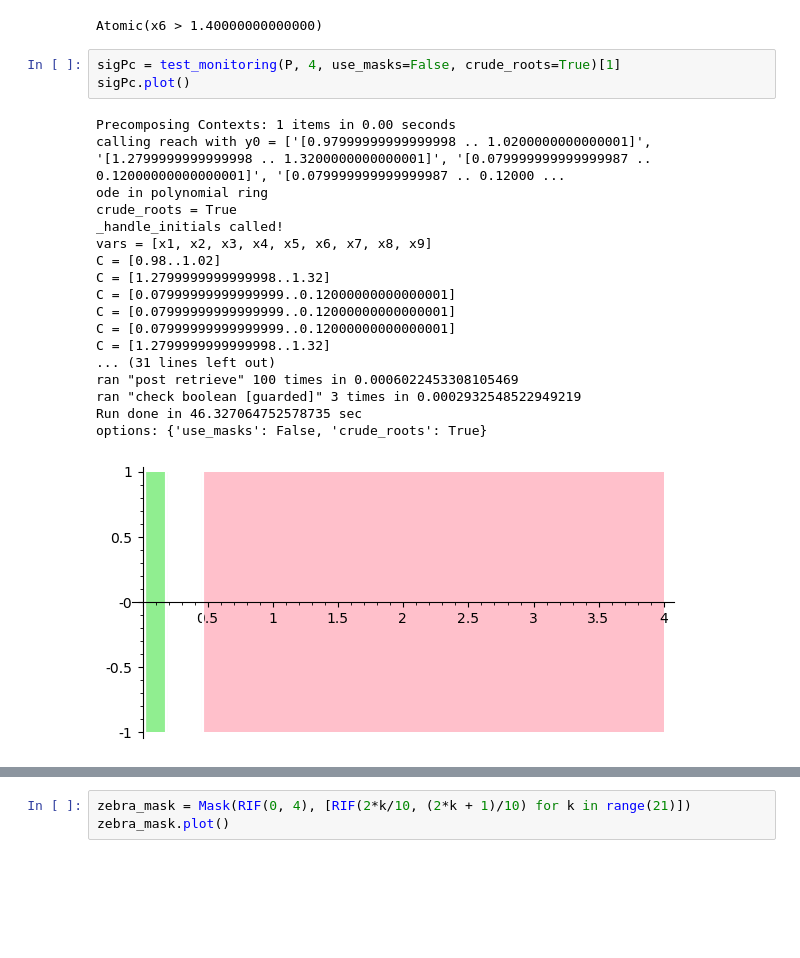
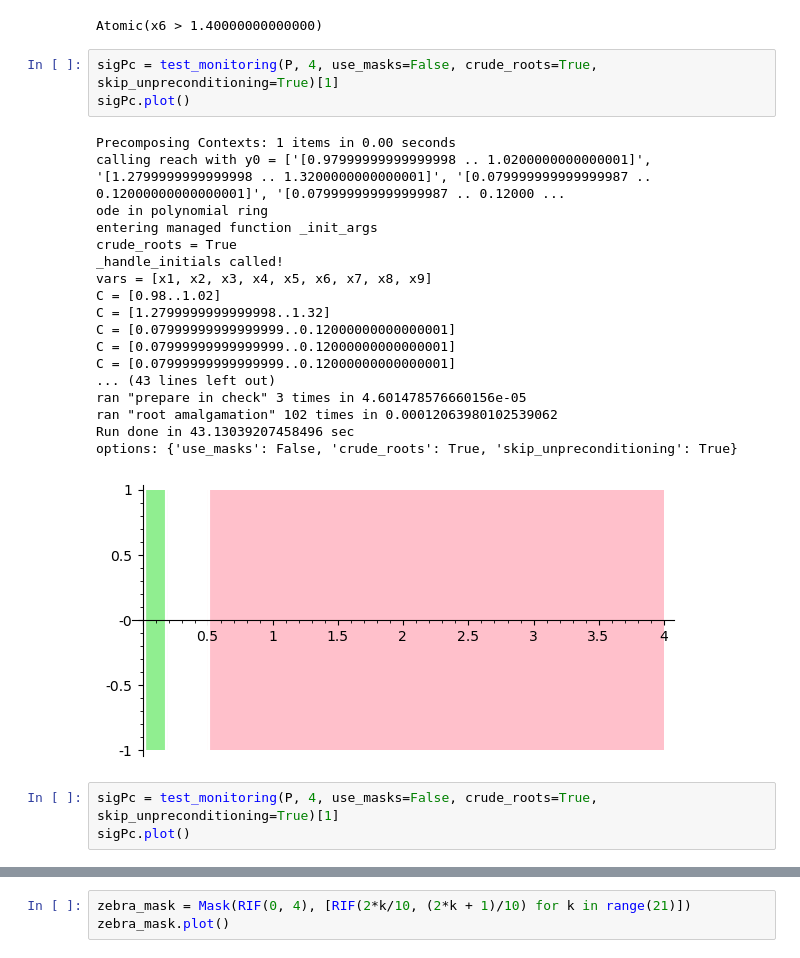
Before and after one commit to twright/Logic-of-Behaviour-in-Uncertain-Contexts, a Jupyter notebook: notebooks/Genetic Oscillator Masks, extra optimization.ipynb, the cells around one changed output, grey strips where cells are left out. Cells and saved outputs as stored; diff of their text form; blank space fills up the shorter version.

```diff
--- a/notebooks/Genetic Oscillator Masks, extra optimization.ipynb
+++ b/notebooks/Genetic Oscillator Masks, extra optimization.ipynb
@@ -145,26 +145,29 @@ P = Atomic(var("x6") > 1.4); P
 # %% [output]
 Atomic(x6 > 1.40000000000000)
 # %%
-sigPc = test_monitoring(P, 4, use_masks=False, crude_roots=True)[1]
+sigPc = test_monitoring(P, 4, use_masks=False, crude_roots=True, skip_unpreconditioning=True)[1]
 sigPc.plot()
 # %% [output]
 Precomposing Contexts: 1 items in 0.00 seconds
 calling reach with y0 = ['[0.97999999999999998 .. 1.0200000000000001]', '[1.2799999999999998 .. 1.3200000000000001]', '[0.079999999999999987 .. 0.12000000000000001]', '[0.079999999999999987 .. 0.12000 ...
 ode in polynomial ring
+entering managed function _init_args
 crude_roots = True
 _handle_initials called!
 vars = [x1, x2, x3, x4, x5, x6, x7, x8, x9]
 C = [0.98..1.02]
 C = [1.2799999999999998..1.32]
 C = [0.07999999999999999..0.12000000000000001]
 C = [0.07999999999999999..0.12000000000000001]
 C = [0.07999999999999999..0.12000000000000001]
-C = [1.2799999999999998..1.32]
-... (31 lines left out)
-ran "post retrieve" 100 times in 0.0006022453308105469
-ran "check boolean [guarded]" 3 times in 0.0002932548522949219
-Run done in 46.327064752578735 sec
-options: {'use_masks': False, 'crude_roots': True}
+... (43 lines left out)
+ran "prepare in check" 3 times in 4.601478576660156e-05
+ran "root amalgamation" 102 times in 0.00012063980102539062
+Run done in 43.13039207458496 sec
+options: {'use_masks': False, 'crude_roots': True, 'skip_unpreconditioning': True}
-[figure, old version]
+[figure, new version]
+# %%
+sigPc = test_monitoring(P, 4, use_masks=False, crude_roots=True, skip_unpreconditioning=True)[1]
+sigPc.plot()
 # %%
 sigPc.to_mask_and().plot()
```
Also changed, not shown: parts of 8 cells of this notebook, 15 other files.
